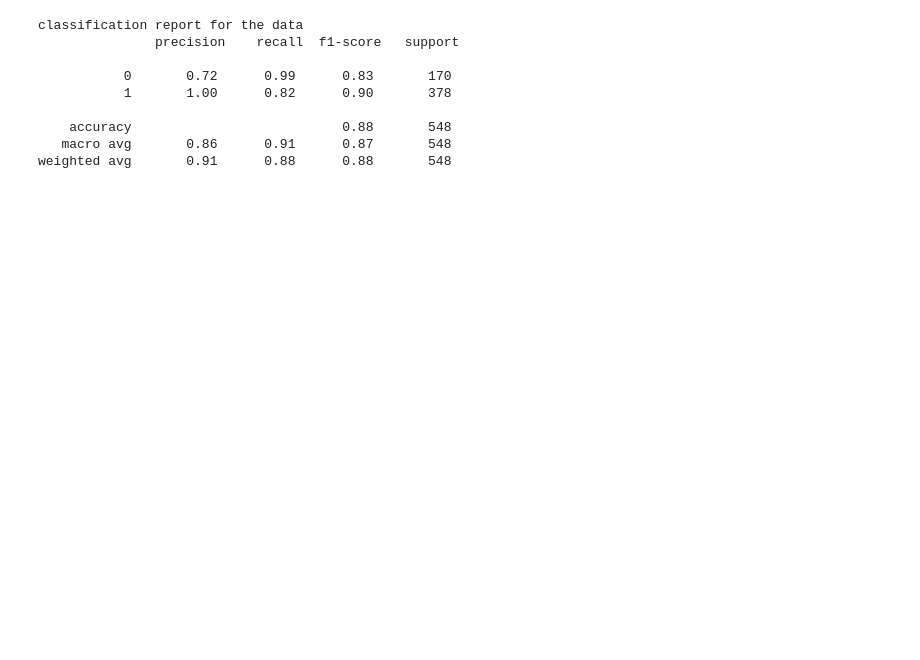
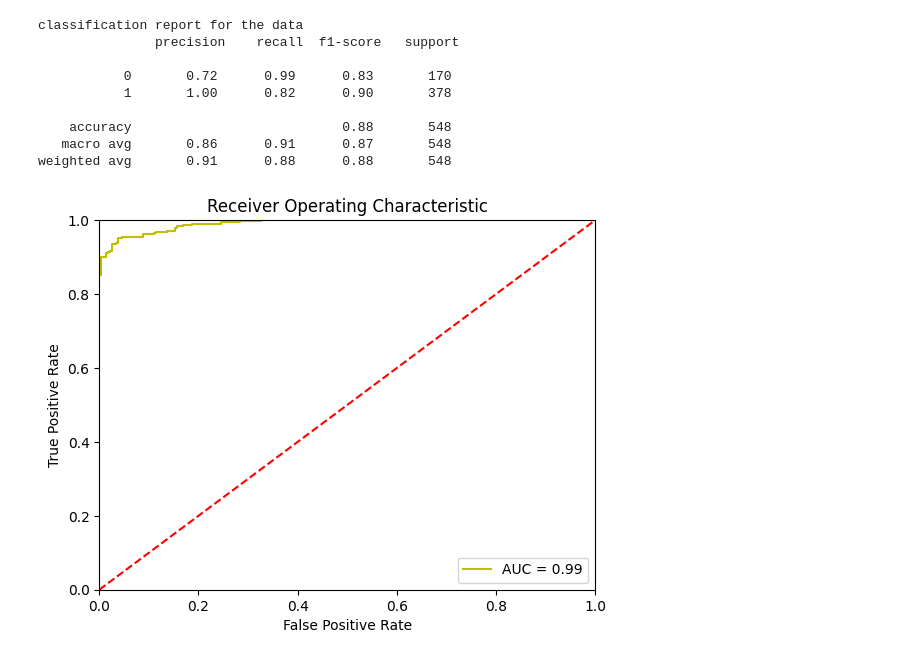
Before and after one commit to mohit15-iiitd/Course-Project_Group8, a Jupyter notebook: final_deliveries/TEXT MODELS/Contextualized+SVM_and_Non_Contextualized+SVM.ipynb, the cells around one changed output. Saved outputs shown, nothing was run; the diff lists cells and outputs as text; code cells hidden in the pictures; blank space fills up the shorter version.

```diff
--- a/final_deliveries/TEXT MODELS/Contextualized+SVM_and_Non_Contextualized+SVM.ipynb
+++ b/final_deliveries/TEXT MODELS/Contextualized+SVM_and_Non_Contextualized+SVM.ipynb
@@ -404,6 +411,21 @@ classification report for the data
     accuracy                           0.88       548
    macro avg       0.86      0.91      0.87       548
 weighted avg       0.91      0.88      0.88       548
+# %%
+malignant_probs = probs[:,1]
+fpr, tpr, thresholds = roc_curve(list(labels_test), malignant_probs)
+roc_auc = auc(fpr, tpr)
+plt.title('Receiver Operating Characteristic')
+plt.plot(fpr, tpr, 'y', label = 'AUC = %0.2f' % roc_auc)
+plt.legend(loc = 'lower right')
+plt.plot([0, 1], [0, 1],'r--')
+plt.xlim([0, 1])
+plt.ylim([0, 1])
+plt.ylabel('True Positive Rate')
+plt.xlabel('False Positive Rate')
+plt.show()
+# %% [output]
+[figure, added]
 # %%
 Fasttext_embeddings_data.to_csv('Fasttext_embeddings_data.csv')
 sentence_embeddings_data.to_csv('sentence_transformer_embeddings.csv')
```
Also changed, not shown: parts of 8 cells of this notebook.
